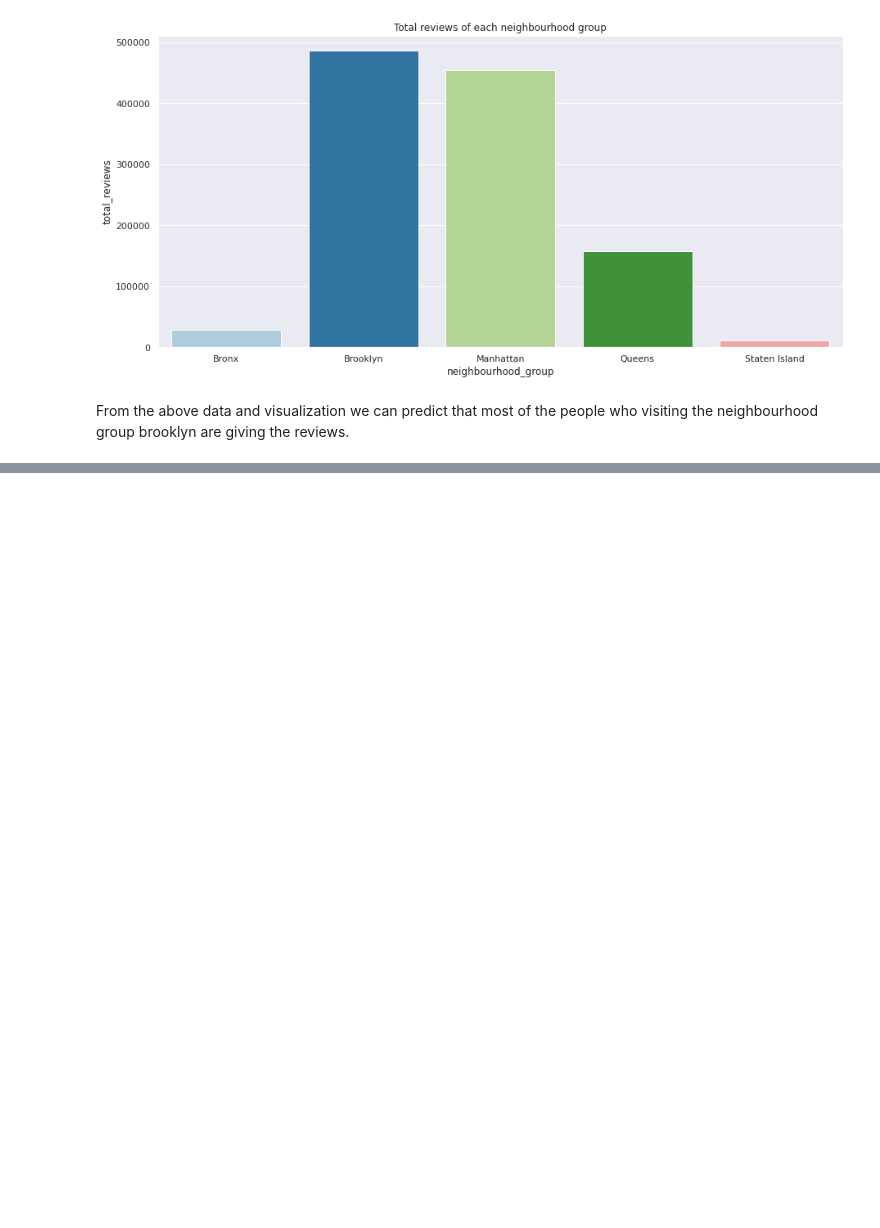
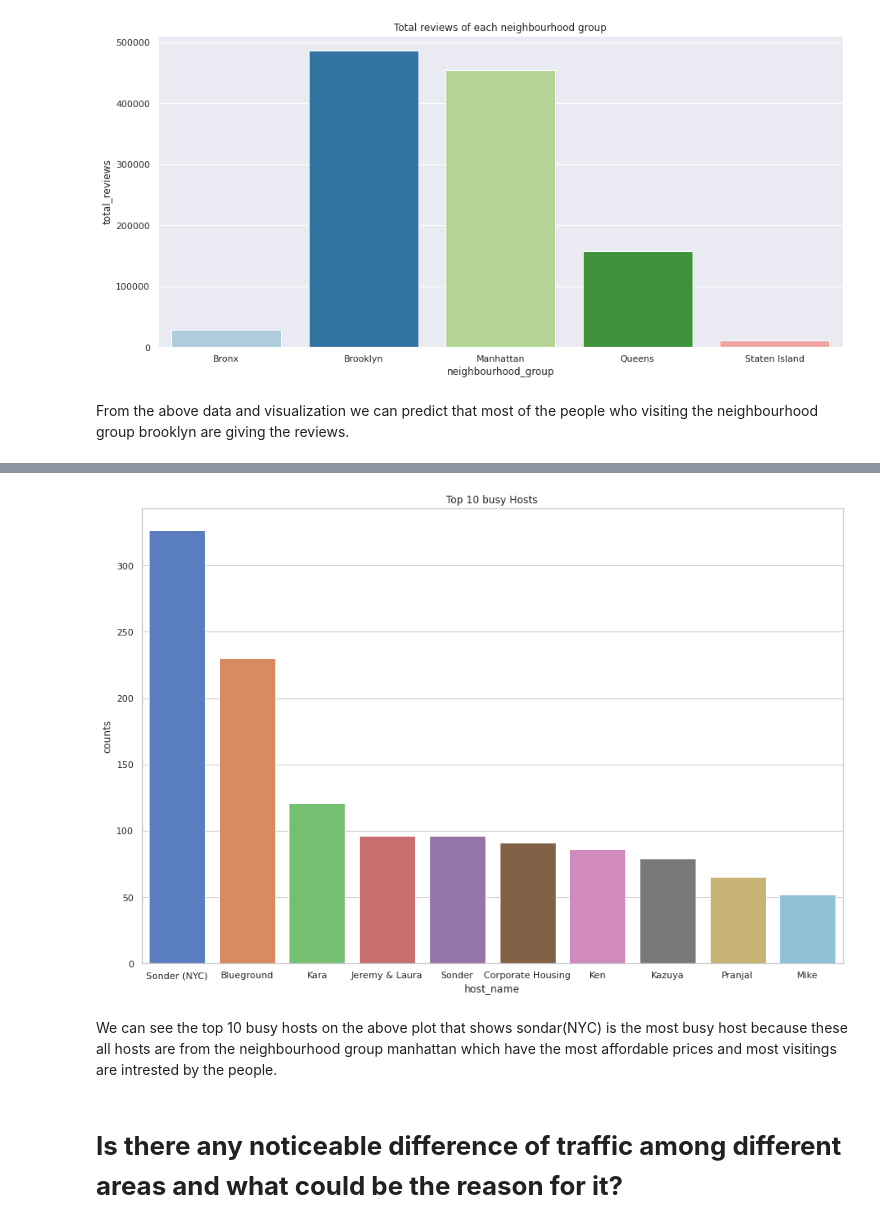
Before and after one commit to Srinadh9121/airbnb_booking_ED_Analysis, a Jupyter notebook: Airbnb_Bookings_Analysis_Capstone_Project.ipynb, the cells around one changed output, grey strips where cells are left out. Cells and saved outputs as stored; diff of their text form; code cells hidden in the pictures; blank space fills up the shorter version.

```diff
--- a/Airbnb_Bookings_Analysis_Capstone_Project.ipynb
+++ b/Airbnb_Bookings_Analysis_Capstone_Project.ipynb
@@ -415,0 +418,5 @@ From the above data and visualization we can predict that most of the people who
+# %%
+# Finding busiest hosts
+busiest_hosts = airbnb_data.groupby(['host_name','neighbourhood_group'])['host_id'].value_counts().reset_index(name='counts')
+busy_hosts=busiest_hosts.sort_values(by=['counts'], ascending=False).head(10)
+busy_hosts
@@ -415,0 +435,12 @@ From the above data and visualization we can predict that most of the people who
+# %%
+plt.figure(figsize=(15,10))
+sns.set(style='whitegrid')
+sns.barplot(x="host_name", y="counts", data=busy_hosts, palette='muted')
+plt.title('Top 10 busy Hosts')
+plt.show()
+# %% [output]
+[figure, added]
+# %% [markdown]
+We can see the top 10 busy hosts on the above plot that shows sondar(NYC) is the most busy host because these all hosts are from the neighbourhood group manhattan which have the most affordable prices and most visitings are intrested by the people.
+# %% [markdown]
+#  **Is there any noticeable difference of traffic among different areas and what could be the reason for it?**
```
Also changed, not shown: parts of 5 cells of this notebook.
